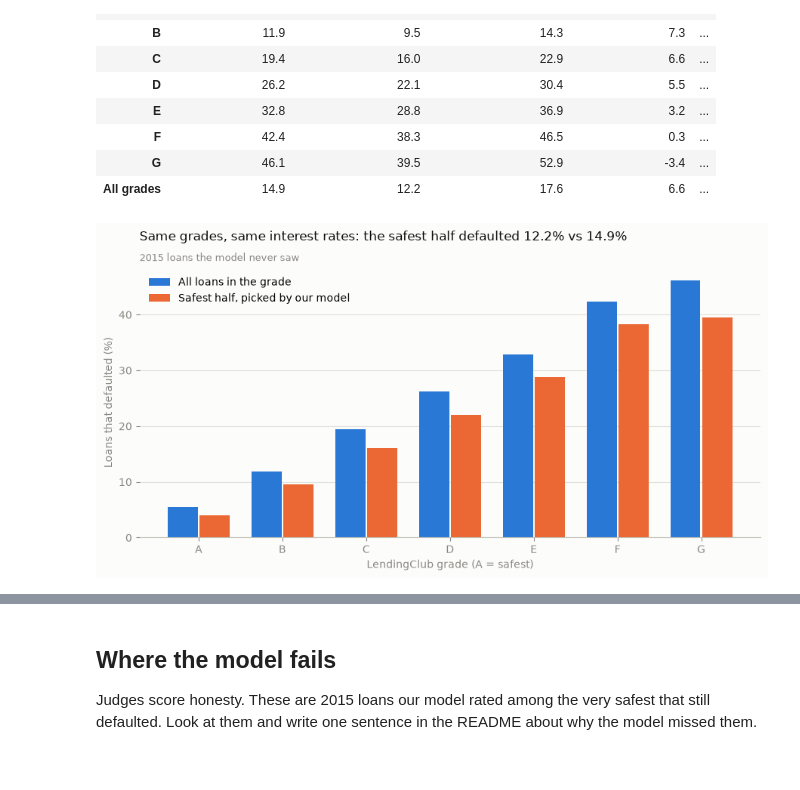
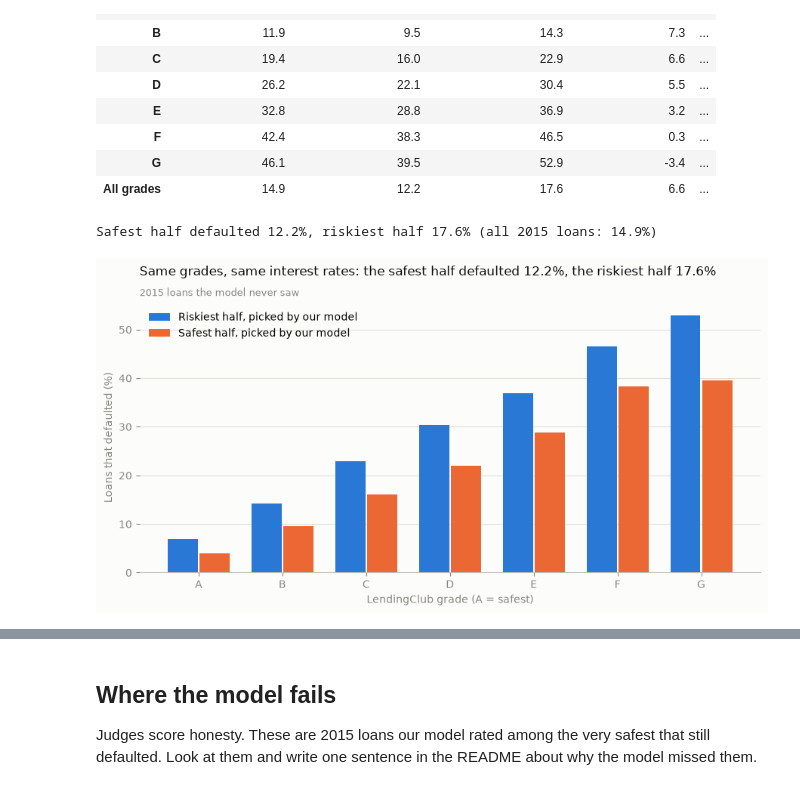
Before and after one commit to shahedalmaaitah/BeatTheGrade, a Jupyter notebook: 02_model_vs_grade.ipynb, the cells around one changed output, grey strips where cells are left out. Saved outputs shown, nothing was run; the diff lists cells and outputs as text; code cells hidden in the pictures.

Commit message:
Notebook 02: no-hindsight and same-size checks, grade + model 0.693

```diff
--- a/02_model_vs_grade.ipynb
+++ b/02_model_vs_grade.ipynb
@@ -170,40 +197,47 @@ money
 | F | 42.4 | 38.3 | 46.5 | 0.3 | ... |
 | G | 46.1 | 39.5 | 52.9 | -3.4 | ... |
 | All grades | 14.9 | 12.2 | 17.6 | 6.6 | ... |
+# %%
+safe_rate = test.loc[test["safest_half"], "default"].mean()
+risky_rate = test.loc[~test["safest_half"], "default"].mean()
+print(f"Safest half defaulted {safe_rate:.1%}, riskiest half {risky_rate:.1%} "
+      f"(all 2015 loans: {test['default'].mean():.1%})")
+# %% [output]
+Safest half defaulted 12.2%, riskiest half 17.6% (all 2015 loans: 14.9%)
 # %%
 grades = list(all_loans.index)
 x = np.arange(len(grades))
 width = 0.36
 BLUE, ORANGE = "#2a78d6", "#eb6834"   # validated colour pair
 INK, MUTED, GRID = "#0b0b0b", "#898781", "#e1e0d9"
 
-overall_all = money.loc["All grades", "Default %: all loans"]
+overall_risky = money.loc["All grades", "Default %: riskiest half"]
 overall_safe = money.loc["All grades", "Default %: safest half"]
 
 fig, ax = plt.subplots(figsize=(9, 4.8), facecolor="#fcfcfb")
 ax.set_facecolor("#fcfcfb")
-ax.bar(x - width / 2 - 0.01, all_loans["default_rate_pct"], width, color=BLUE, label="All loans in the grade")
+ax.bar(x - width / 2 - 0.01, riskiest["default_rate_pct"], width, color=BLUE, label="Riskiest half, picked by our model")
 ax.bar(x + width / 2 + 0.01, safest["default_rate_pct"], width, color=ORANGE, label="Safest half, picked by our model")
 
 ax.set_xticks(x, grades)
 ax.set_xlabel("LendingClub grade (A = safest)", color=MUTED)
 ax.set_ylabel("Loans that defaulted (%)", color=MUTED)
 ax.set_title(
-    f"Same grades, same interest rates: the safest half defaulted {overall_safe:.1f}% vs {overall_all:.1f}%",
+    f"Same grades, same interest rates: the safest half defaulted {overall_safe:.1f}%, the riskiest half {overall_risky:.1f}%",
     loc="left", color=INK, fontsize=12, pad=26,
 )
 ax.text(0, 1.025, "2015 loans the model never saw", transform=ax.transAxes, color=MUTED, fontsize=9)
 ax.grid(axis="y", color=GRID, linewidth=0.8)
 ax.set_axisbelow(True)
 for side in ["top", "right", "left"]:
     ax.spines[side].set_visible(False)
 ax.spines["bottom"].set_color("#c3c2b7")
 ax.tick_params(colors=MUTED)
 ax.legend(frameon=False, loc="upper left")
 plt.tight_layout()
 
 Path("outputs").mkdir(exist_ok=True)
 fig.savefig("outputs/money_test.png", dpi=200)
 plt.show()
 # %% [output]
-[figure, old version]
+[figure, new version]
```
Also changed, not shown: parts of 15 cells of this notebook, 4 other files.
